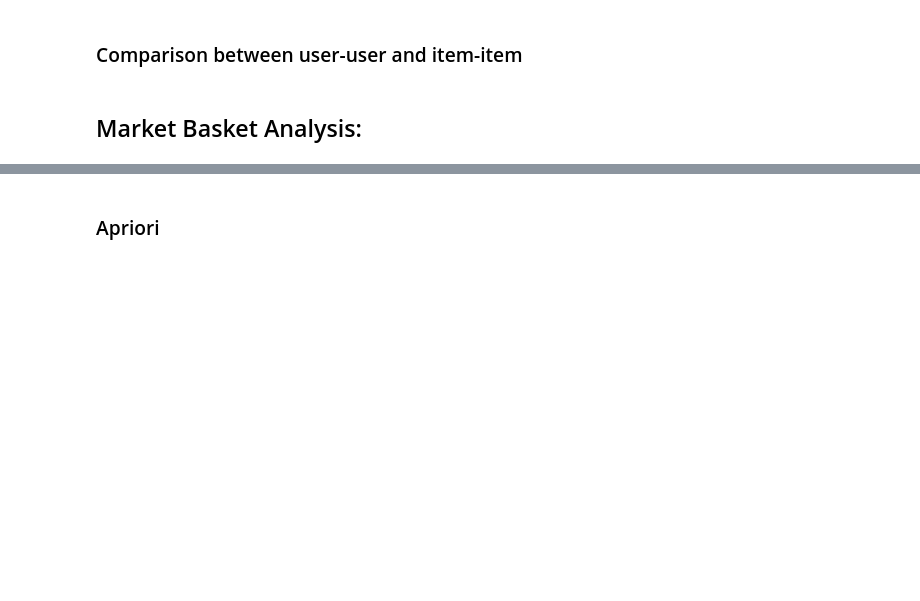
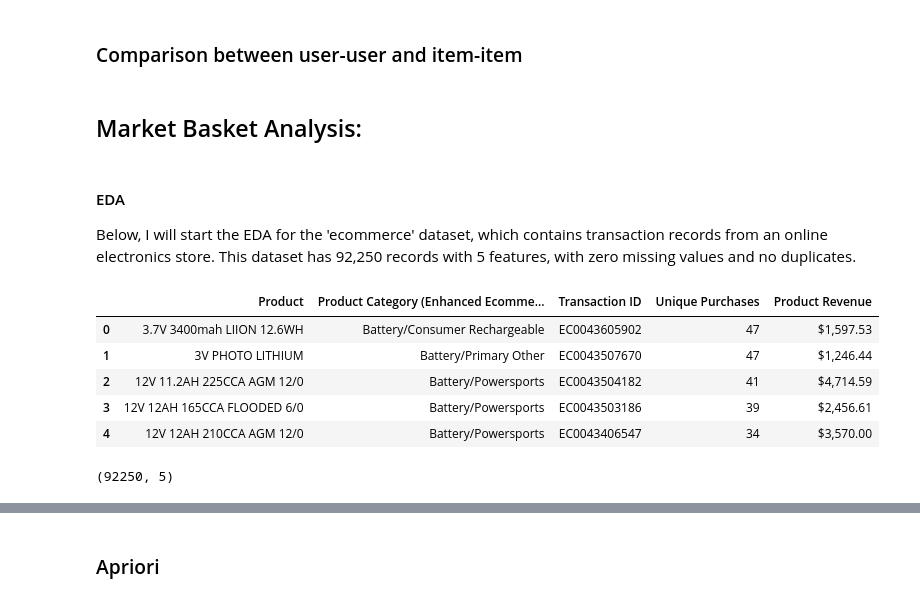
Before and after one commit to Daniela-MB/Recommendation_systems_and_interactive_dashboard, a Jupyter notebook: CA2_integrated_DVT-and-MLB_DanielaBarreto.ipynb, the cells around one changed output, grey strips where cells are left out. Drawn from its saved outputs; the diff is of its cells as text; code cells hidden in the pictures; blank space fills up the shorter version.

```diff
--- a/CA2_integrated_DVT-and-MLB_DanielaBarreto.ipynb
+++ b/CA2_integrated_DVT-and-MLB_DanielaBarreto.ipynb
@@ -836,3 +836,21 @@ RMSE: 0.7371457883815986
 ### Comparison between user-user and item-item
 # %% [markdown]
 ## Market Basket Analysis:
+# %% [markdown]
+#### EDA
+
+Below, I will start the EDA for the 'ecommerce' dataset, which contains transaction records from an online electronics store. This dataset has 92,250 records with 5 features, with zero missing values and no duplicates.
+# %%
+df = pd.read_csv('ecommerce.csv')
+df.head()
+# %% [output]
+|  | Product | Product Category (Enhanced Ecomme... | Transaction ID | Unique Purchases | Product Revenue |
+| 0 | 3.7V 3400mah LIION 12.6WH | Battery/Consumer Rechargeable | EC0043605902 | 47 | $1,597.53 |
+| 1 | 3V PHOTO LITHIUM | Battery/Primary Other | EC0043507670 | 47 | $1,246.44 |
+| 2 | 12V 11.2AH 225CCA AGM 12/0 | Battery/Powersports | EC0043504182 | 41 | $4,714.59 |
+| 3 | 12V 12AH 165CCA FLOODED 6/0 | Battery/Powersports | EC0043503186 | 39 | $2,456.61 |
+| 4 | 12V 12AH 210CCA AGM 12/0 | Battery/Powersports | EC0043406547 | 34 | $3,570.00 |
+# %%
+df.shape
+# %% [output]
+(92250, 5)
```
Also changed, not shown: parts of 25 cells of this notebook, 2 other files.
